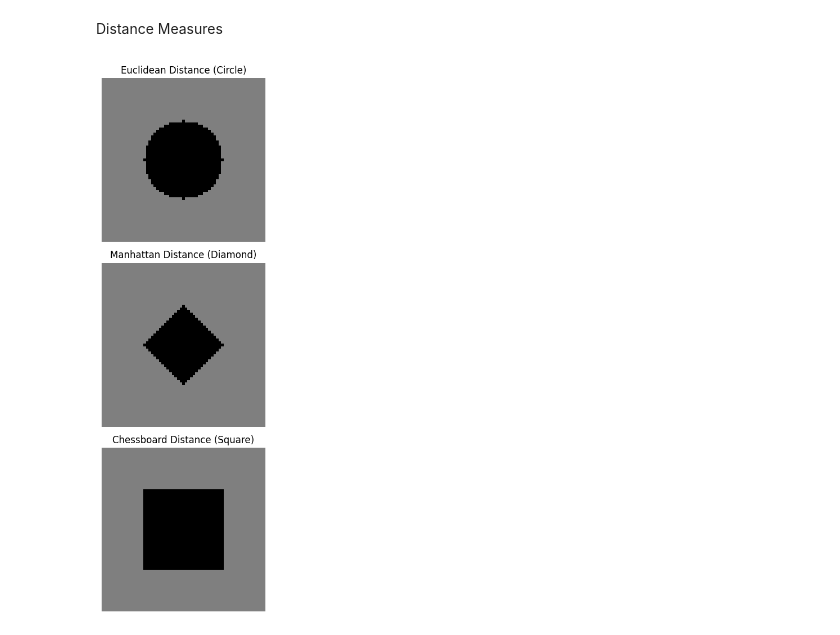
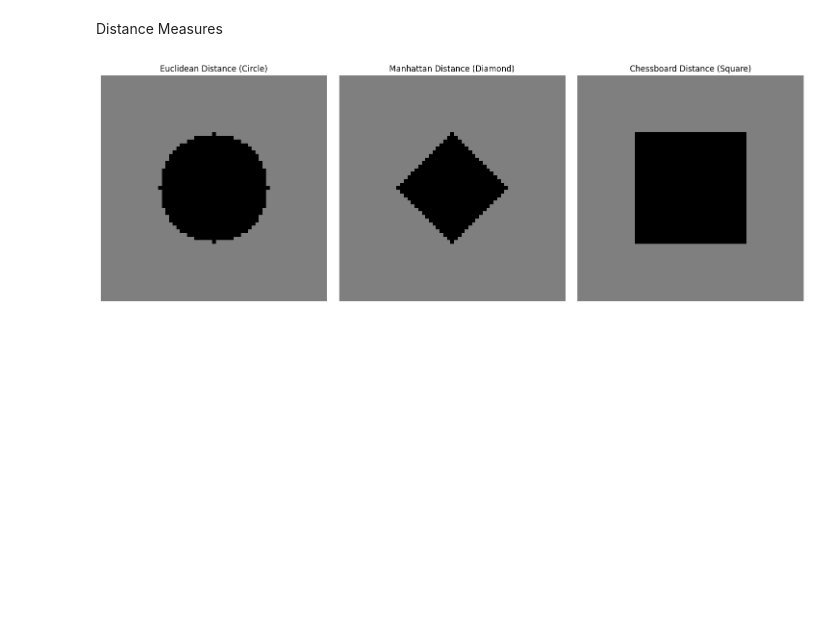
Before and after one commit to Danish-588/CV_PE2, a Jupyter notebook: Practicals/P1_GeometricTransforms/CV1.ipynb, the cells around one changed output. Cells and saved outputs as stored; diff of their text form; code cells hidden in the pictures; blank space fills up the shorter version.

Commit message:
used horizontal alignment for the distance figures

```diff
--- a/Practicals/P1_GeometricTransforms/CV1.ipynb
+++ b/Practicals/P1_GeometricTransforms/CV1.ipynb
@@ -274,6 +274,10 @@ True
 # %% [markdown]
 Distance Measures
 # %%
+import cv2
+import numpy as np
+import matplotlib.pyplot as plt
+
 # Function to generate a solid Euclidean distance (circle)
 def euclidean_distance(img, center, max_distance):
     height, width, _ = img.shape
@@ -317,35 +321,35 @@ max_distance = min(center) // 2  # Max distance will be half of the smaller dime
 
 # Create blank images for each distance
 euclidean_img = np.ones((height, width, 3), dtype=np.uint8) * 127  # white background
 manhattan_img = np.ones((height, width, 3), dtype=np.uint8) * 127  # white background
 chessboard_img = np.ones((height, width, 3), dtype=np.uint8) * 127  # white background
 
 # Generate solid distance figures
 euclidean_img = euclidean_distance(euclidean_img, center, max_distance)
 manhattan_img = manhattan_distance(manhattan_img, center, max_distance)
 chessboard_img = chessboard_distance(chessboard_img, center, max_distance)
 
-# Plot using Matplotlib
-fig, axes = plt.subplots(3, 1, figsize=(5, 10))
+# Plot using Matplotlib with horizontal alignment
+fig, axes = plt.subplots(1, 3, figsize=(15, 5))  # 1 row, 3 columns for side-by-side
 
-# Show the images in the other axes
+# Show the images in the axes
 axes[0].imshow(cv2.cvtColor(euclidean_img, cv2.COLOR_BGR2RGB))
 axes[0].set_title('Euclidean Distance (Circle)')
 axes[0].axis('off')
 
 axes[1].imshow(cv2.cvtColor(manhattan_img, cv2.COLOR_BGR2RGB))
 axes[1].set_title('Manhattan Distance (Diamond)')
 axes[1].axis('off')
 
 axes[2].imshow(cv2.cvtColor(chessboard_img, cv2.COLOR_BGR2RGB))
 axes[2].set_title('Chessboard Distance (Square)')
 axes[2].axis('off')
 
 # Adjust layout and display
 plt.tight_layout()
 plt.show()
 
 # Optionally save the image
-fig.savefig(r'C:\Users\danis\OneDrive\Documents\Repos\CV_PE2\Practicals\P1_GeometricTransforms\results\distance_metric_patterns_with_title_matplotlib.png', dpi=300)
+fig.savefig(r'C:\Users\danis\OneDrive\Documents\Repos\CV_PE2\Practicals\P1_GeometricTransforms\results\distance_metric_patterns_side_by_side.png', dpi=300)
 # %% [output]
-[figure, old version]
+[figure, new version]
```
Also changed, not shown: 1 other file.
